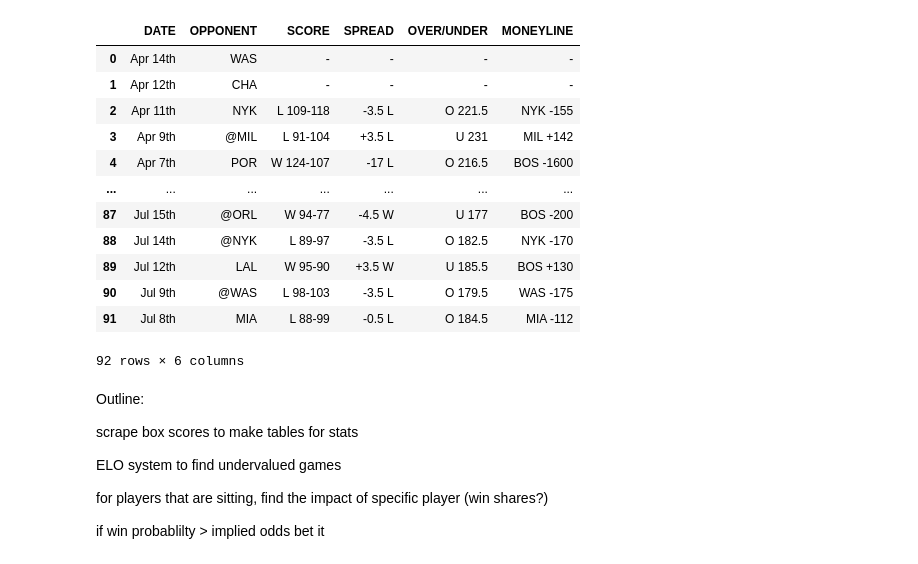
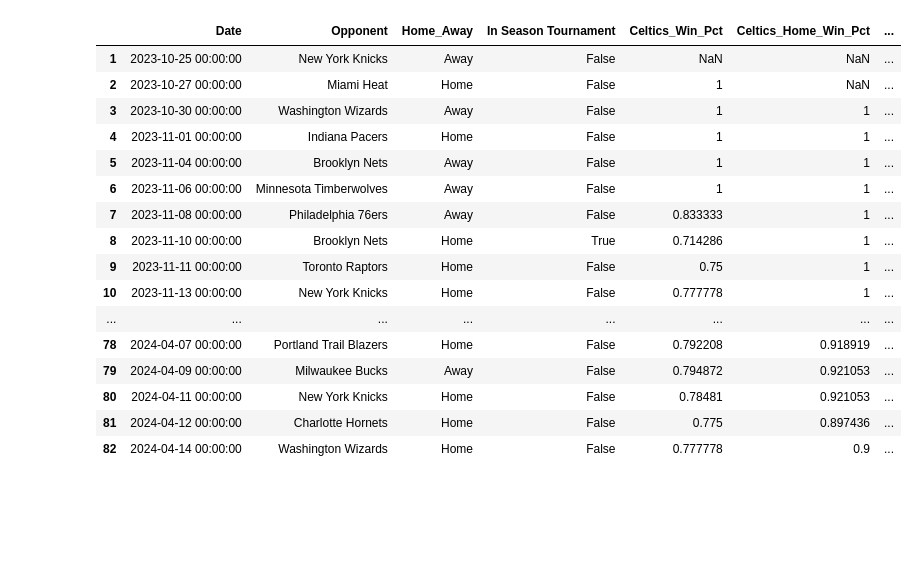
Before and after one commit to michaelparker7/FIN-377-Final-Project, a Jupyter notebook: Scrap.ipynb, the cells around one changed output. Drawn from its saved outputs; the diff is of its cells as text; code cells hidden in the pictures; blank space fills up the shorter version.

```diff
--- a/Scrap.ipynb
+++ b/Scrap.ipynb
@@ -5,27 +1,29 @@ boston = pd.read_excel('Odds.xlsx',sheet_name= 'Sheet1')
-# %%
-boston
-# %% [output]
-|  | DATE | OPPONENT | SCORE | SPREAD | OVER/UNDER | MONEYLINE |
-| 0 | Apr 14th | WAS | - | - | - | - |
-| 1 | Apr 12th | CHA | - | - | - | - |
-| 2 | Apr 11th | NYK | L 109-118 | -3.5 L | O 221.5 | NYK -155 |
-| 3 | Apr 9th | @MIL | L 91-104 | +3.5 L | U 231 | MIL +142 |
-| 4 | Apr 7th | POR | W 124-107 | -17 L | O 216.5 | BOS -1600 |
-| ... | ... | ... | ... | ... | ... | ... |
-| 87 | Jul 15th | @ORL | W 94-77 | -4.5 W | U 177 | BOS -200 |
-| 88 | Jul 14th | @NYK | L 89-97 | -3.5 L | O 182.5 | NYK -170 |
-| 89 | Jul 12th | LAL | W 95-90 | +3.5 W | U 185.5 | BOS +130 |
-| 90 | Jul 9th | @WAS | L 98-103 | -3.5 L | O 179.5 | WAS -175 |
-| 91 | Jul 8th | MIA | L 88-99 | -0.5 L | O 184.5 | MIA -112 |
-92 rows × 6 columns
-# %% [markdown]
-Outline:
-
-scrape box scores to make tables for stats
-
-ELO system to find undervalued games
-
-for players that are sitting, find the impact of specific player (win shares?)
-
-
-if win probablilty > implied odds bet it
+# %%
+import pandas as pd
+import matplotlib.pylab as plt
+
+pd.set_option(
+    "display.max_colwidth", 1000, "display.max_rows", 100, "display.max_columns", None
+)
+# %%
+celtics = pd.read_excel('nba.xlsx')
+celtics = celtics.set_axis(celtics.iloc[0], axis=1).drop(index=0)
+celtics
+# %% [output]
+|  | Date | Opponent | Home_Away | In Season Tournament | Celtics_Win_Pct | Celtics_Home_Win_Pct | ... |
+| 1 | 2023-10-25 00:00:00 | New York Knicks | Away | False | NaN | NaN | ... |
+| 2 | 2023-10-27 00:00:00 | Miami Heat | Home | False | 1 | NaN | ... |
+| 3 | 2023-10-30 00:00:00 | Washington Wizards | Away | False | 1 | 1 | ... |
+| 4 | 2023-11-01 00:00:00 | Indiana Pacers | Home | False | 1 | 1 | ... |
+| 5 | 2023-11-04 00:00:00 | Brooklyn Nets | Away | False | 1 | 1 | ... |
+| 6 | 2023-11-06 00:00:00 | Minnesota Timberwolves | Away | False | 1 | 1 | ... |
+| 7 | 2023-11-08 00:00:00 | Philadelphia 76ers | Away | False | 0.833333 | 1 | ... |
+| 8 | 2023-11-10 00:00:00 | Brooklyn Nets | Home | True | 0.714286 | 1 | ... |
+| 9 | 2023-11-11 00:00:00 | Toronto Raptors | Home | False | 0.75 | 1 | ... |
+| 10 | 2023-11-13 00:00:00 | New York Knicks | Home | False | 0.777778 | 1 | ... |
+| ... | ... | ... | ... | ... | ... | ... | ... |
+| 78 | 2024-04-07 00:00:00 | Portland Trail Blazers | Home | False | 0.792208 | 0.918919 | ... |
+| 79 | 2024-04-09 00:00:00 | Milwaukee Bucks | Away | False | 0.794872 | 0.921053 | ... |
+| 80 | 2024-04-11 00:00:00 | New York Knicks | Home | False | 0.78481 | 0.921053 | ... |
+| 81 | 2024-04-12 00:00:00 | Charlotte Hornets | Home | False | 0.775 | 0.897436 | ... |
+| 82 | 2024-04-14 00:00:00 | Washington Wizards | Home | False | 0.777778 | 0.9 | ... |
```
Also changed, not shown: parts of 4 cells of this notebook, 1 other file.
